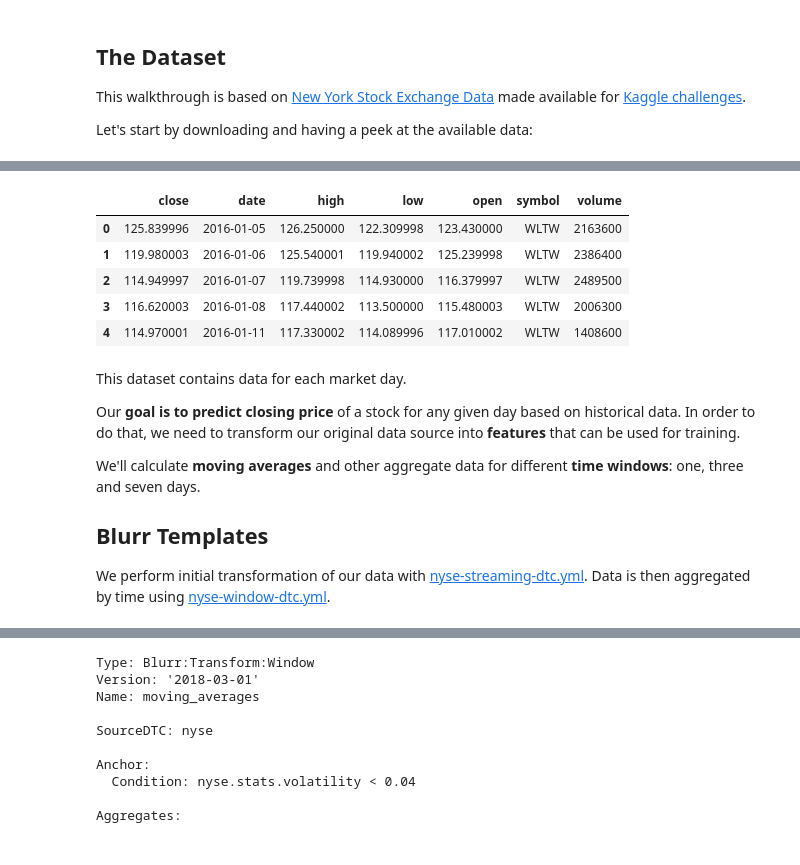
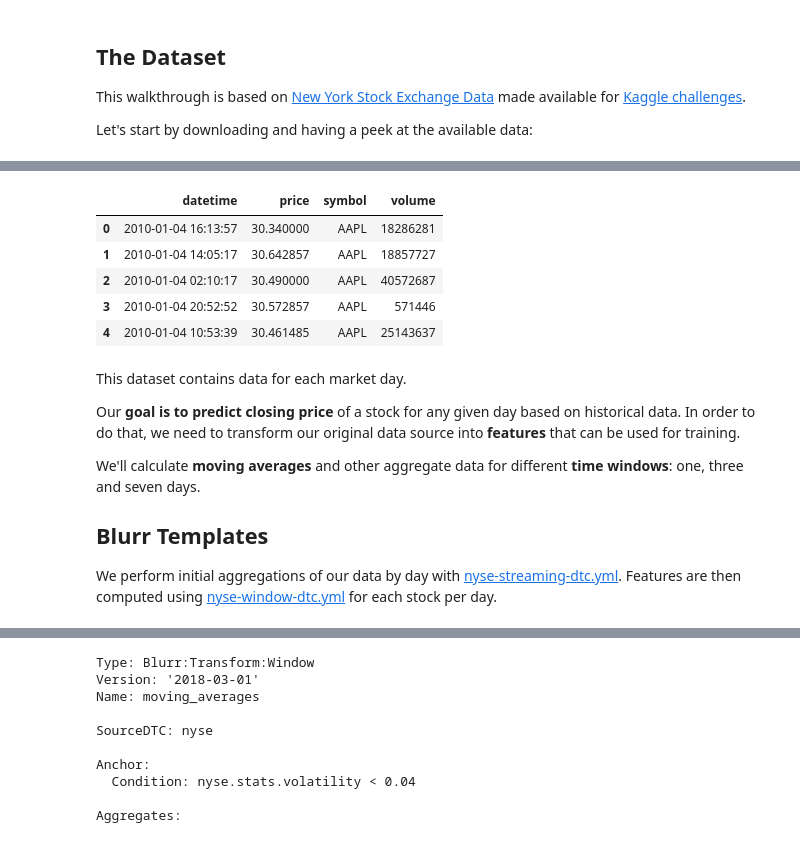
Before and after one commit to productml/blurr, a Jupyter notebook: docs/examples/nyse/nyse.ipynb, the cells around one changed output, grey strips where cells are left out. Saved outputs shown, nothing was run; the diff lists cells and outputs as text; code cells hidden in the pictures.

Commit message:
nyse-example Updated nyse example to perform per day aggregations using the newly generated data

```diff
--- a/docs/examples/nyse/nyse.ipynb
+++ b/docs/examples/nyse/nyse.ipynb
@@ -48,15 +48,15 @@ Archive:  prices-split-adjusted.json.zip
 # %%
 import pandas as pd
 
-stocks = pd.read_json("./prices-split-adjusted.json", lines=True)
+stocks = pd.read_json("./nyse-input-data.json", lines=True)
 stocks.head()
 # %% [output]
-|  | close | date | high | low | open | symbol | volume |
-| 0 | 125.839996 | 2016-01-05 | 126.250000 | 122.309998 | 123.430000 | WLTW | 2163600 |
-| 1 | 119.980003 | 2016-01-06 | 125.540001 | 119.940002 | 125.239998 | WLTW | 2386400 |
-| 2 | 114.949997 | 2016-01-07 | 119.739998 | 114.930000 | 116.379997 | WLTW | 2489500 |
-| 3 | 116.620003 | 2016-01-08 | 117.440002 | 113.500000 | 115.480003 | WLTW | 2006300 |
-| 4 | 114.970001 | 2016-01-11 | 117.330002 | 114.089996 | 117.010002 | WLTW | 1408600 |
+|  | datetime | price | symbol | volume |
+| 0 | 2010-01-04 16:13:57 | 30.340000 | AAPL | 18286281 |
+| 1 | 2010-01-04 14:05:17 | 30.642857 | AAPL | 18857727 |
+| 2 | 2010-01-04 02:10:17 | 30.490000 | AAPL | 40572687 |
+| 3 | 2010-01-04 20:52:52 | 30.572857 | AAPL | 571446 |
+| 4 | 2010-01-04 10:53:39 | 30.461485 | AAPL | 25143637 |
 # %% [markdown]
 This dataset contains data for each market day.
 
@@ -66,5 +66,5 @@ We'll calculate **moving averages** and other aggregate data for different **tim
 
 ## Blurr Templates
 
-We perform initial transformation of our data with [nyse-streaming-dtc.yml](./nyse-streaming-dtc.yml). Data is then aggregated by time using [nyse-window-dtc.yml](./nyse-window-dtc.yml).
+We perform initial aggregations of our data by day with [nyse-streaming-dtc.yml](./nyse-streaming-dtc.yml). Features are then computed using [nyse-window-dtc.yml](./nyse-window-dtc.yml) for each stock per day.
 # %%
```
Also changed, not shown: parts of 13 cells of this notebook, 1 other file.
